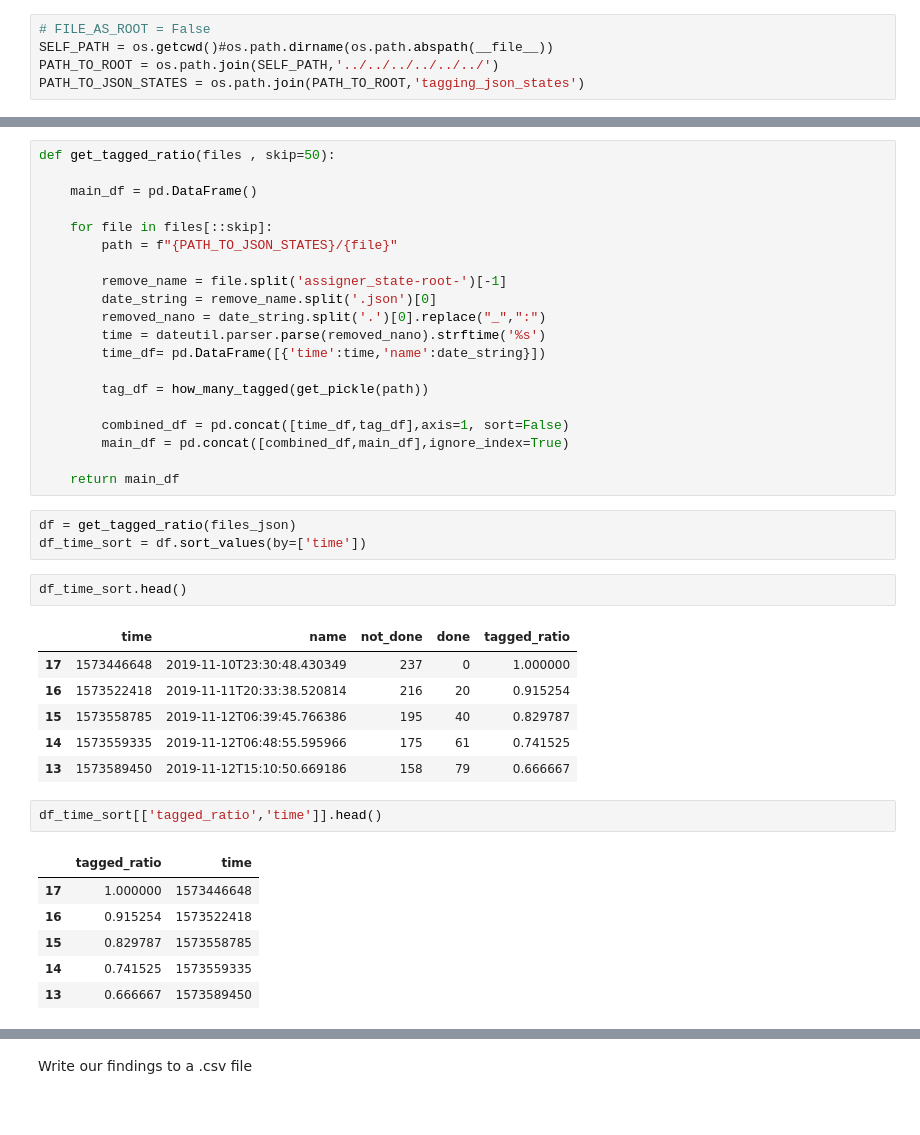
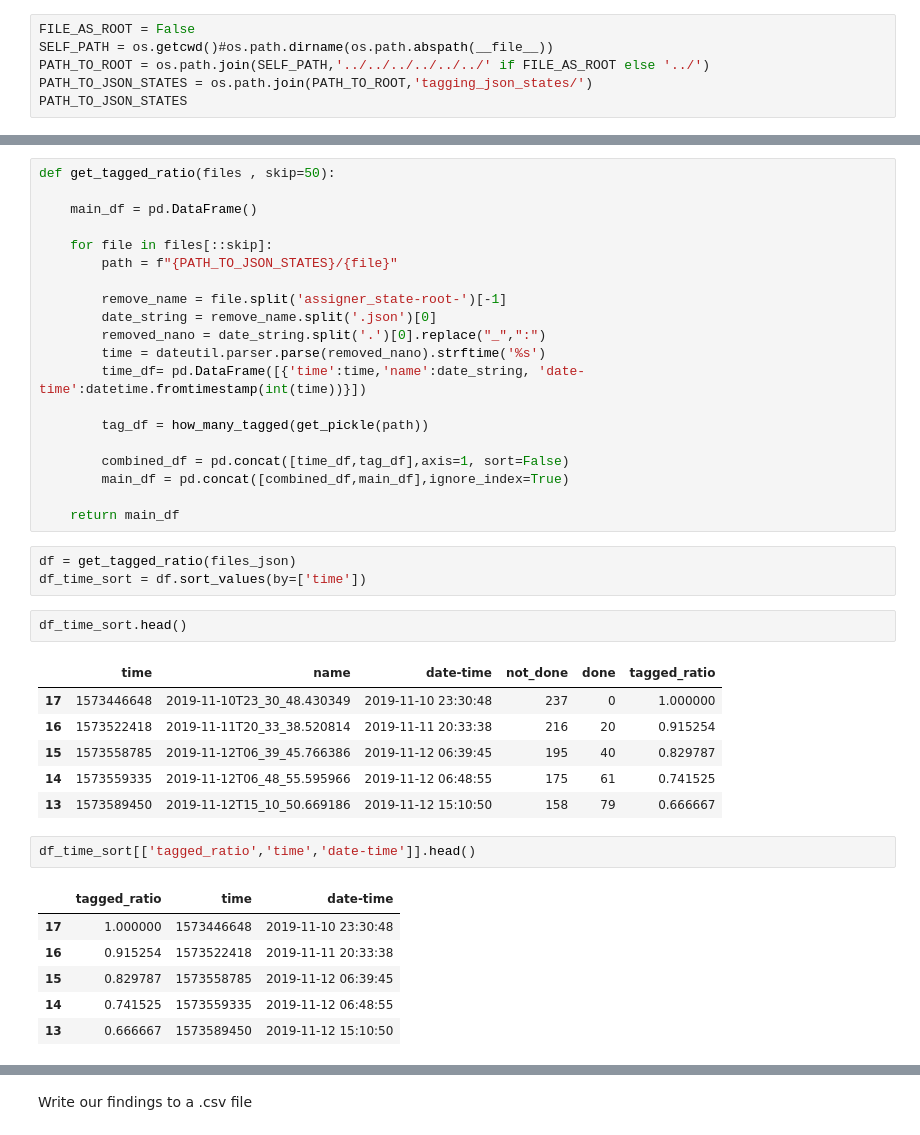
Before and after one commit to UNCG-CSE/Poststorm_Imagery, a Jupyter notebook: src/python/psic/stats/tagging_stats/taggins_states_history.ipynb, the cells around one changed output, grey strips where cells are left out. Cells and saved outputs as stored; diff of their text form.

```diff
--- a/src/python/psic/stats/tagging_stats/taggins_states_history.ipynb
+++ b/src/python/psic/stats/tagging_stats/taggins_states_history.ipynb
@@ -8,5 +9,6 @@ import dateutil.parser
 # %%
-# FILE_AS_ROOT = False
+FILE_AS_ROOT = False
 SELF_PATH = os.getcwd()#os.path.dirname(os.path.abspath(__file__))
-PATH_TO_ROOT = os.path.join(SELF_PATH,'../../../../../../')
-PATH_TO_JSON_STATES = os.path.join(PATH_TO_ROOT,'tagging_json_states')
+PATH_TO_ROOT = os.path.join(SELF_PATH,'../../../../../../' if FILE_AS_ROOT else '../')
+PATH_TO_JSON_STATES = os.path.join(PATH_TO_ROOT,'tagging_json_states/')
+PATH_TO_JSON_STATES
@@ -57,7 +61,7 @@ def get_tagged_ratio(files , skip=50):
         date_string = remove_name.split('.json')[0]
         removed_nano = date_string.split('.')[0].replace("_",":")
         time = dateutil.parser.parse(removed_nano).strftime('%s')
-        time_df= pd.DataFrame([{'time':time,'name':date_string}])
+        time_df= pd.DataFrame([{'time':time,'name':date_string, 'date-time':datetime.fromtimestamp(int(time))}])
 
         tag_df = how_many_tagged(get_pickle(path))
 
@@ -71,19 +75,19 @@ df_time_sort = df.sort_values(by=['time'])
 # %%
 df_time_sort.head()
 # %% [output]
-|  | time | name | not_done | done | tagged_ratio |
-| 17 | 1573446648 | 2019-11-10T23:30:48.430349 | 237 | 0 | 1.000000 |
-| 16 | 1573522418 | 2019-11-11T20:33:38.520814 | 216 | 20 | 0.915254 |
-| 15 | 1573558785 | 2019-11-12T06:39:45.766386 | 195 | 40 | 0.829787 |
-| 14 | 1573559335 | 2019-11-12T06:48:55.595966 | 175 | 61 | 0.741525 |
-| 13 | 1573589450 | 2019-11-12T15:10:50.669186 | 158 | 79 | 0.666667 |
+|  | time | name | date-time | not_done | done | tagged_ratio |
+| 17 | 1573446648 | 2019-11-10T23_30_48.430349 | 2019-11-10 23:30:48 | 237 | 0 | 1.000000 |
+| 16 | 1573522418 | 2019-11-11T20_33_38.520814 | 2019-11-11 20:33:38 | 216 | 20 | 0.915254 |
+| 15 | 1573558785 | 2019-11-12T06_39_45.766386 | 2019-11-12 06:39:45 | 195 | 40 | 0.829787 |
+| 14 | 1573559335 | 2019-11-12T06_48_55.595966 | 2019-11-12 06:48:55 | 175 | 61 | 0.741525 |
+| 13 | 1573589450 | 2019-11-12T15_10_50.669186 | 2019-11-12 15:10:50 | 158 | 79 | 0.666667 |
 # %%
-df_time_sort[['tagged_ratio','time']].head()
+df_time_sort[['tagged_ratio','time','date-time']].head()
 # %% [output]
-|  | tagged_ratio | time |
-| 17 | 1.000000 | 1573446648 |
-| 16 | 0.915254 | 1573522418 |
-| 15 | 0.829787 | 1573558785 |
-| 14 | 0.741525 | 1573559335 |
-| 13 | 0.666667 | 1573589450 |
+|  | tagged_ratio | time | date-time |
+| 17 | 1.000000 | 1573446648 | 2019-11-10 23:30:48 |
+| 16 | 0.915254 | 1573522418 | 2019-11-11 20:33:38 |
+| 15 | 0.829787 | 1573558785 | 2019-11-12 06:39:45 |
+| 14 | 0.741525 | 1573559335 | 2019-11-12 06:48:55 |
+| 13 | 0.666667 | 1573589450 | 2019-11-12 15:10:50 |
 # %%
```
Also changed, not shown: parts of 4 cells of this notebook, 1 other file.
